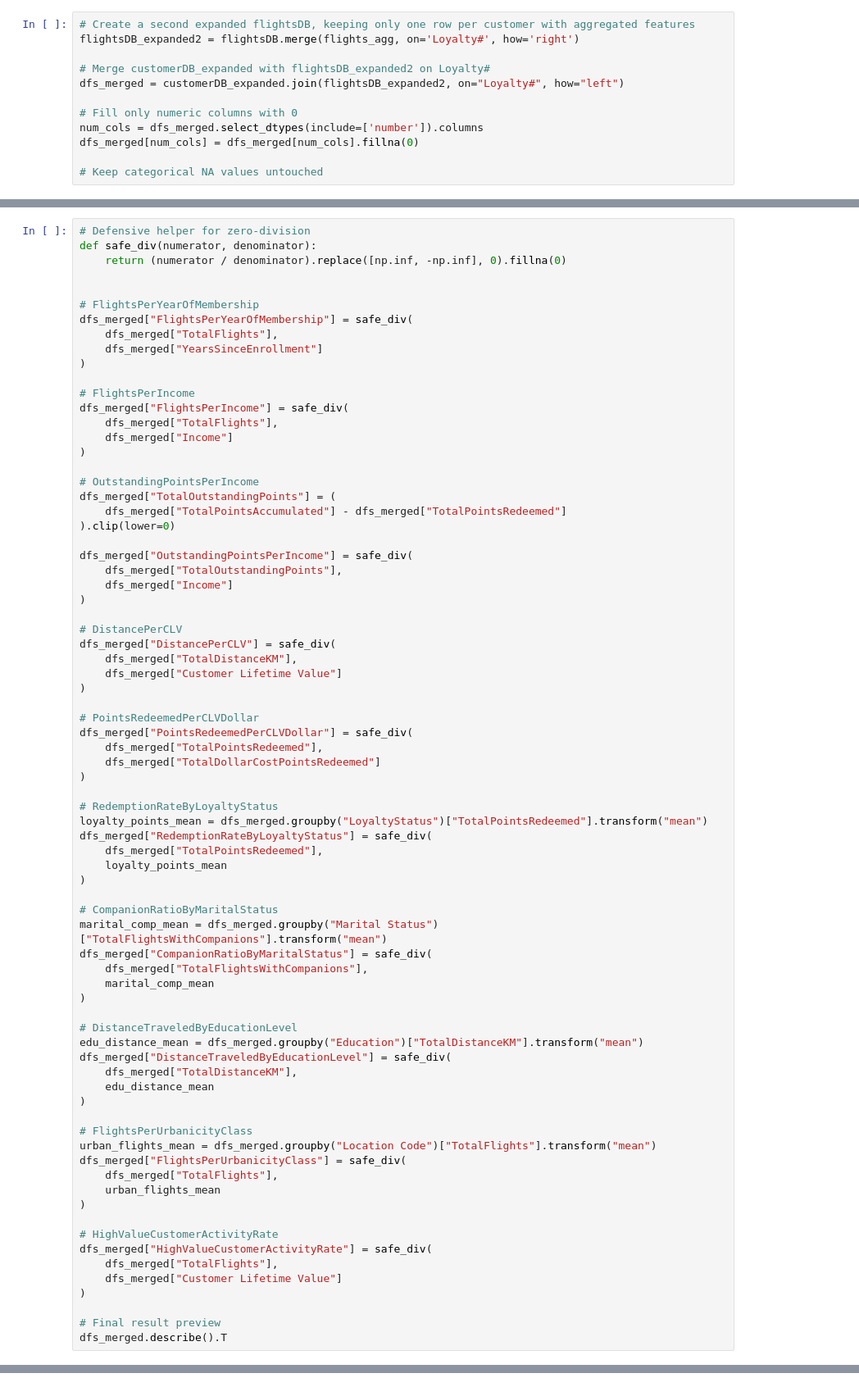
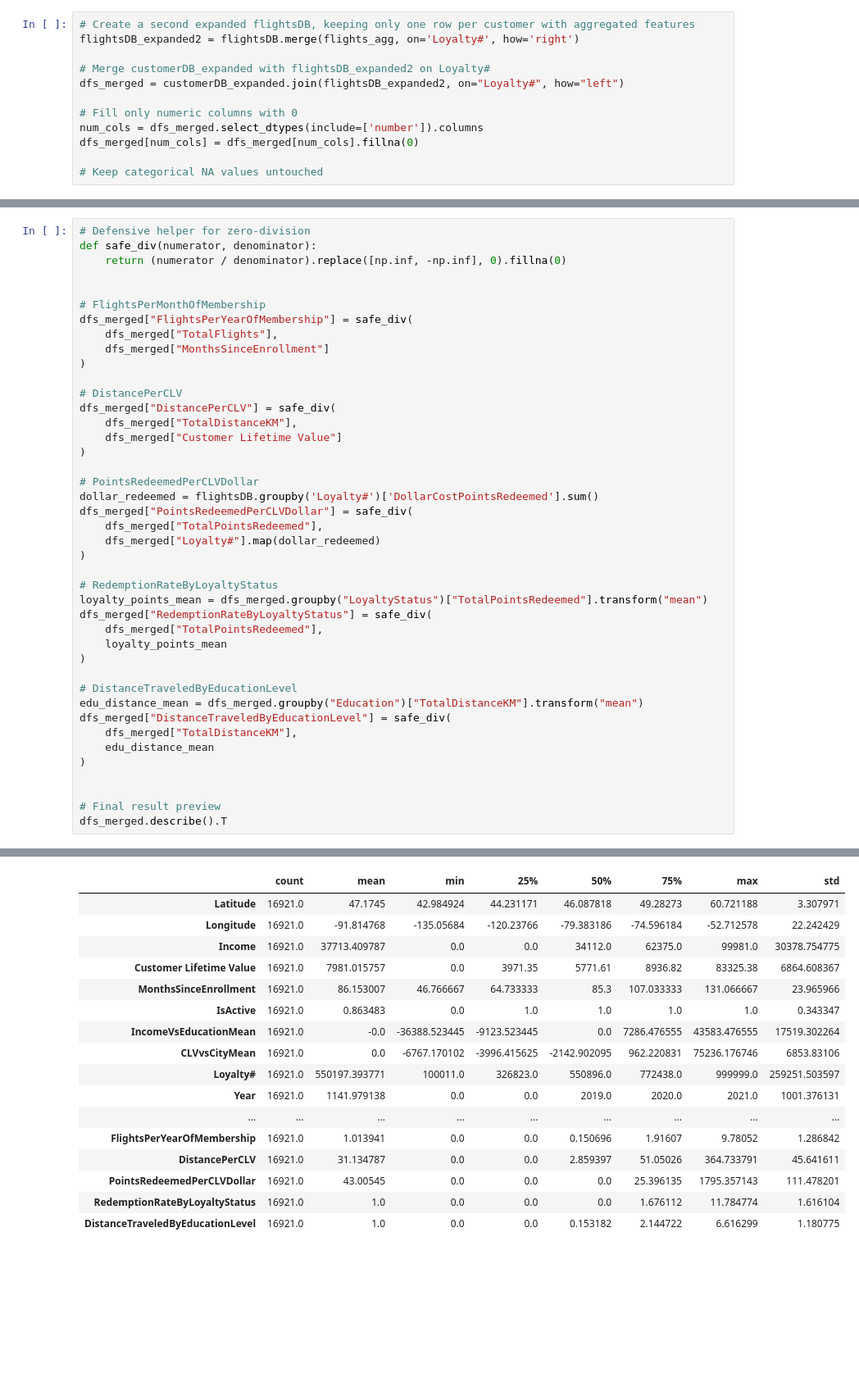
Before and after one commit to lourenco500/Data-Mining-Project, a Jupyter notebook: Feature_Engineering(Data Preprocessing).ipynb, the cells around one changed output, grey strips where cells are left out. Shown at 82% size. Cells and saved outputs as stored; diff of their text form; blank space fills up the shorter version.

```diff
--- a/Feature_Engineering(Data Preprocessing).ipynb
+++ b/Feature_Engineering(Data Preprocessing).ipynb
@@ -488,26 +372,10 @@ def safe_div(numerator, denominator):
     return (numerator / denominator).replace([np.inf, -np.inf], 0).fillna(0)
 
 
-# FlightsPerYearOfMembership
+# FlightsPerMonthOfMembership
 dfs_merged["FlightsPerYearOfMembership"] = safe_div(
     dfs_merged["TotalFlights"],
-    dfs_merged["YearsSinceEnrollment"]
-)
-
-# FlightsPerIncome
-dfs_merged["FlightsPerIncome"] = safe_div(
-    dfs_merged["TotalFlights"],
-    dfs_merged["Income"]
-)
-
-# OutstandingPointsPerIncome
-dfs_merged["TotalOutstandingPoints"] = (
-    dfs_merged["TotalPointsAccumulated"] - dfs_merged["TotalPointsRedeemed"]
-).clip(lower=0)
-
-dfs_merged["OutstandingPointsPerIncome"] = safe_div(
-    dfs_merged["TotalOutstandingPoints"],
-    dfs_merged["Income"]
+    dfs_merged["MonthsSinceEnrollment"]
 )
 
 # DistancePerCLV
@@ -517,9 +385,10 @@ dfs_merged["DistancePerCLV"] = safe_div(
 )
 
 # PointsRedeemedPerCLVDollar
+dollar_redeemed = flightsDB.groupby('Loyalty#')['DollarCostPointsRedeemed'].sum()
 dfs_merged["PointsRedeemedPerCLVDollar"] = safe_div(
     dfs_merged["TotalPointsRedeemed"],
-    dfs_merged["TotalDollarCostPointsRedeemed"]
+    dfs_merged["Loyalty#"].map(dollar_redeemed)
 )
 
 # RedemptionRateByLoyaltyStatus
@@ -529,13 +398,6 @@ dfs_merged["RedemptionRateByLoyaltyStatus"] = safe_div(
     loyalty_points_mean
 )
 
-# CompanionRatioByMaritalStatus
-marital_comp_mean = dfs_merged.groupby("Marital Status")["TotalFlightsWithCompanions"].transform("mean")
-dfs_merged["CompanionRatioByMaritalStatus"] = safe_div(
-    dfs_merged["TotalFlightsWithCompanions"],
-    marital_comp_mean
-)
-
 # DistanceTraveledByEducationLevel
 edu_distance_mean = dfs_merged.groupby("Education")["TotalDistanceKM"].transform("mean")
 dfs_merged["DistanceTraveledByEducationLevel"] = safe_div(
@@ -543,18 +405,6 @@ dfs_merged["DistanceTraveledByEducationLevel"] = safe_div(
     edu_distance_mean
 )
 
-# FlightsPerUrbanicityClass
-urban_flights_mean = dfs_merged.groupby("Location Code")["TotalFlights"].transform("mean")
-dfs_merged["FlightsPerUrbanicityClass"] = safe_div(
-    dfs_merged["TotalFlights"],
-    urban_flights_mean
-)
-
-# HighValueCustomerActivityRate
-dfs_merged["HighValueCustomerActivityRate"] = safe_div(
-    dfs_merged["TotalFlights"],
-    dfs_merged["Customer Lifetime Value"]
-)
 
 # Final result preview
 dfs_merged.describe().T
@@ -563,3 +412,20 @@ KeyError: 'TotalDollarCostPointsRedeemed'
+|  | count | mean | min | 25% | 50% | 75% | max | std |
+| Latitude | 16921.0 | 47.1745 | 42.984924 | 44.231171 | 46.087818 | 49.28273 | 60.721188 | 3.307971 |
+| Longitude | 16921.0 | -91.814768 | -135.05684 | -120.23766 | -79.383186 | -74.596184 | -52.712578 | 22.242429 |
+| Income | 16921.0 | 37713.409787 | 0.0 | 0.0 | 34112.0 | 62375.0 | 99981.0 | 30378.754775 |
+| Customer Lifetime Value | 16921.0 | 7981.015757 | 0.0 | 3971.35 | 5771.61 | 8936.82 | 83325.38 | 6864.608367 |
+| MonthsSinceEnrollment | 16921.0 | 86.153007 | 46.766667 | 64.733333 | 85.3 | 107.033333 | 131.066667 | 23.965966 |
+| IsActive | 16921.0 | 0.863483 | 0.0 | 1.0 | 1.0 | 1.0 | 1.0 | 0.343347 |
+| IncomeVsEducationMean | 16921.0 | -0.0 | -36388.523445 | -9123.523445 | 0.0 | 7286.476555 | 43583.476555 | 17519.302264 |
+| CLVvsCityMean | 16921.0 | 0.0 | -6767.170102 | -3996.415625 | -2142.902095 | 962.220831 | 75236.176746 | 6853.83106 |
+| Loyalty# | 16921.0 | 550197.393771 | 100011.0 | 326823.0 | 550896.0 | 772438.0 | 999999.0 | 259251.503597 |
+| Year | 16921.0 | 1141.979138 | 0.0 | 0.0 | 2019.0 | 2020.0 | 2021.0 | 1001.376131 |
+| ... | ... | ... | ... | ... | ... | ... | ... | ... |
+| FlightsPerYearOfMembership | 16921.0 | 1.013941 | 0.0 | 0.0 | 0.150696 | 1.91607 | 9.78052 | 1.286842 |
+| DistancePerCLV | 16921.0 | 31.134787 | 0.0 | 0.0 | 2.859397 | 51.05026 | 364.733791 | 45.641611 |
+| PointsRedeemedPerCLVDollar | 16921.0 | 43.00545 | 0.0 | 0.0 | 0.0 | 25.396135 | 1795.357143 | 111.478201 |
+| RedemptionRateByLoyaltyStatus | 16921.0 | 1.0 | 0.0 | 0.0 | 0.0 | 1.676112 | 11.784774 | 1.616104 |
+| DistanceTraveledByEducationLevel | 16921.0 | 1.0 | 0.0 | 0.0 | 0.153182 | 2.144722 | 6.616299 | 1.180775 |
 # %%
 len(dfs_merged.columns)
 # %% [output]
```
Also changed, not shown: parts of 26 cells of this notebook.
